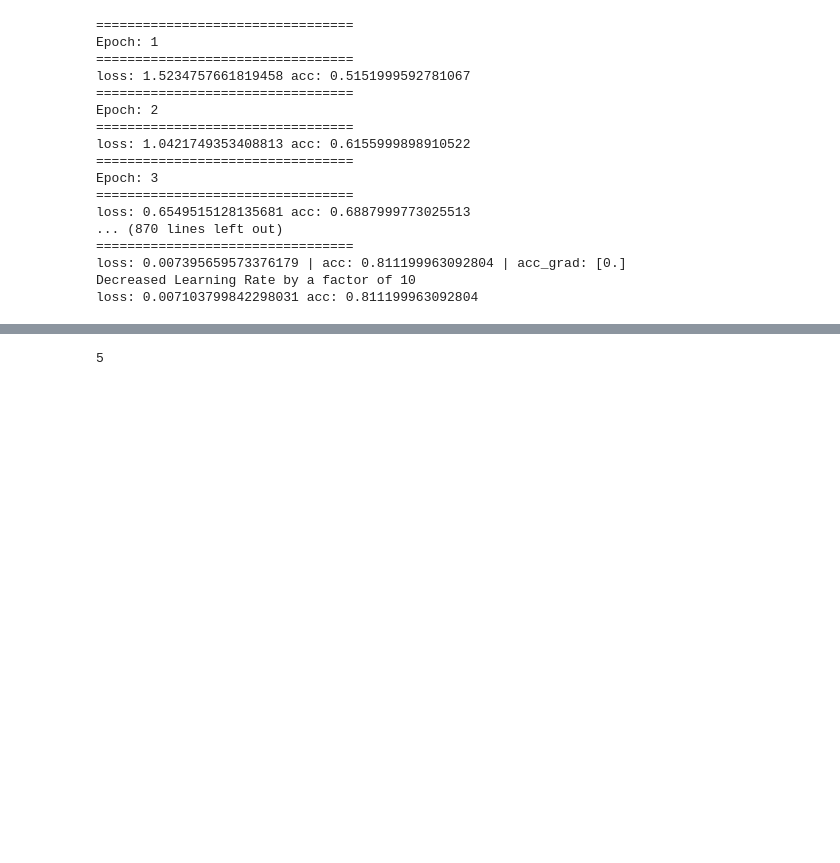
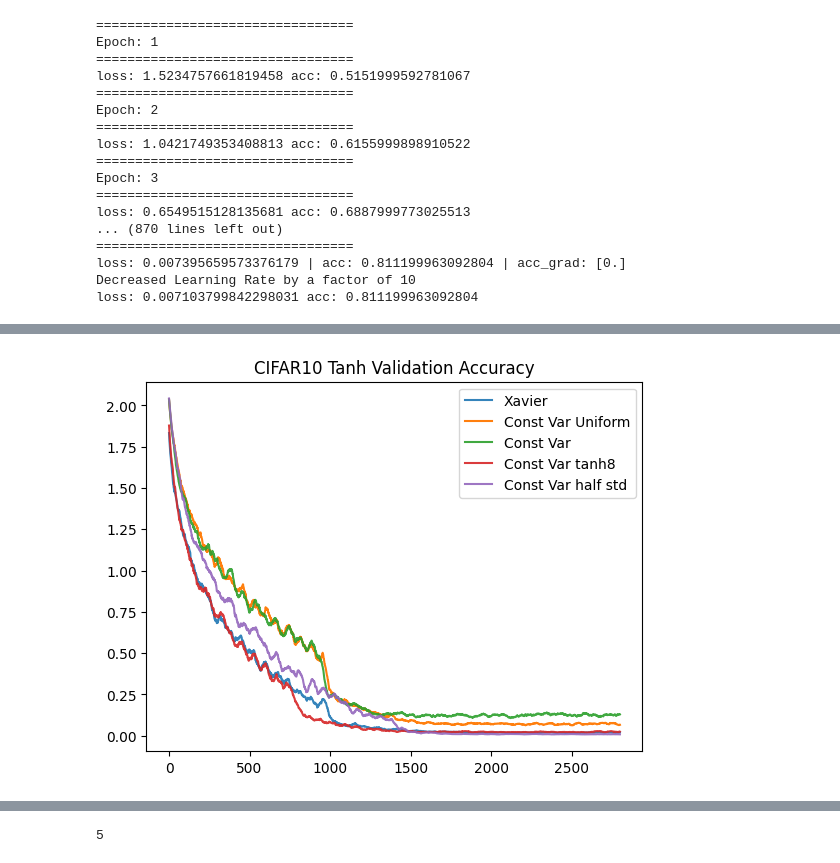
Before and after one commit to WizardOhio24/ConstantVarianceWeightInitialisation, a Jupyter notebook: CIFARClassification.ipynb, the cells around one changed output, grey strips where cells are left out. Saved outputs shown, nothing was run; the diff lists cells and outputs as text; code cells hidden in the pictures; blank space fills up the shorter version.

```diff
--- a/CIFARClassification.ipynb
+++ b/CIFARClassification.ipynb
@@ -736,13 +758,15 @@ def window_data(data, moving_window_size=40):
 # %%
-plt.plot(np.array(window_data(xavier_loss_loaded)).reshape(-1, 1), label="Xavier", alpha=0.9)
-plt.plot(window_data(const_var_loss_uniform_loaded), label="Const Var Uniform")
-plt.plot((window_data(const_var_loss_loaded)), label="Const Var", alpha=0.9)
-plt.plot(np.array(window_data(const_var_loss_tanh8_loaded)).reshape(-1, 1), label="Const Var tanh8", alpha=0.9)
-plt.plot(np.array(window_data(const_var_loss_half_std_loaded)).reshape(-1, 1), label="Const Var half std", alpha=0.9)
+plt.plot(np.array(window_data(xavier_loss_loaded[0])).reshape(-1, 1), label="Xavier", alpha=0.9)
+plt.plot(window_data(const_var_loss_uniform_loaded[0]), label="Const Var Uniform")
+plt.plot((window_data(const_var_loss_loaded[0])), label="Const Var", alpha=0.9)
+plt.plot(np.array(window_data(const_var_loss_tanh8_loaded[0])).reshape(-1, 1), label="Const Var tanh8", alpha=0.9)
+plt.plot(np.array(window_data(const_var_loss_half_std_loaded[0])).reshape(-1, 1), label="Const Var half std", alpha=0.9)
 
 plt.title("CIFAR10 Tanh Validation Accuracy")
 plt.legend()
 plt.savefig("./TanhCIFAR10ValidationAccuracy.png", dpi=360, bbox_inches="tight")
+# %% [output]
+[figure, added]
 # %%
 window_size = 4
 
```
Also changed, not shown: parts of 13 cells of this notebook, 5 other files.
